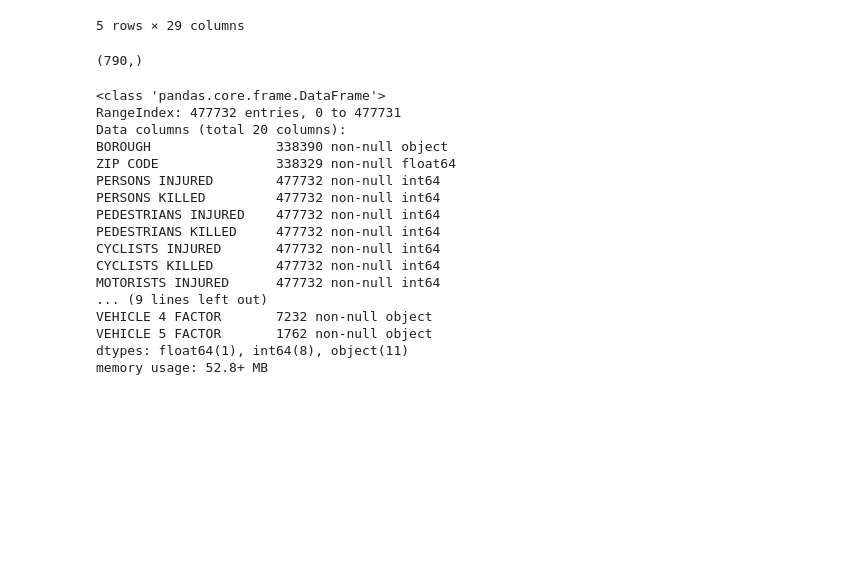
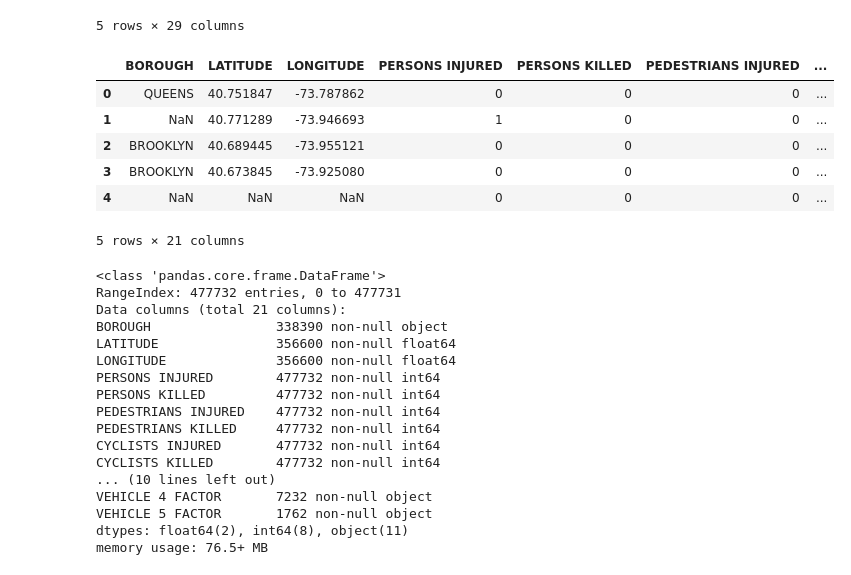
Before and after one commit to lainys/big-data, a Jupyter notebook: lab1.ipynb, the cells around one changed output. Cells and saved outputs as stored; diff of their text form; code cells hidden in the pictures; blank space fills up the shorter version.

```diff
--- a/lab1.ipynb
+++ b/lab1.ipynb
@@ -35,31 +37,35 @@ data.head()
 | 4 | 3146120 | 01/01/2015 | 0:33 | NaN | NaN | NaN | NaN | NaN | RICHMOND TERRACE | ... |
 5 rows × 29 columns
 # %%
-drop_column = ['UNIQUE KEY','LATITUDE','LONGITUDE','LOCATION','ON STREET NAME',
-               'CROSS STREET NAME','OFF STREET NAME','DATE','TIME']
+drop_column = ['UNIQUE KEY','LOCATION','ON STREET NAME',
+               'CROSS STREET NAME','OFF STREET NAME','DATE','TIME','ZIP CODE']
 data_with_drop = data.drop(drop_column,axis=1)
 data_with_drop.head()
-
-data['DATE'].unique().shape
 # %% [output]
+|  | BOROUGH | LATITUDE | LONGITUDE | PERSONS INJURED | PERSONS KILLED | PEDESTRIANS INJURED | ... |
+| 0 | QUEENS | 40.751847 | -73.787862 | 0 | 0 | 0 | ... |
+| 1 | NaN | 40.771289 | -73.946693 | 1 | 0 | 0 | ... |
+| 2 | BROOKLYN | 40.689445 | -73.955121 | 0 | 0 | 0 | ... |
+| 3 | BROOKLYN | 40.673845 | -73.925080 | 0 | 0 | 0 | ... |
+| 4 | NaN | NaN | NaN | 0 | 0 | 0 | ... |
-(790,)
+5 rows × 21 columns
 # %%
 data_with_drop.info()
 # %% [output]
 <class 'pandas.core.frame.DataFrame'>
 RangeIndex: 477732 entries, 0 to 477731
-Data columns (total 20 columns):
+Data columns (total 21 columns):
 BOROUGH                338390 non-null object
-ZIP CODE               338329 non-null float64
+LATITUDE               356600 non-null float64
+LONGITUDE              356600 non-null float64
 PERSONS INJURED        477732 non-null int64
 PERSONS KILLED         477732 non-null int64
 PEDESTRIANS INJURED    477732 non-null int64
 PEDESTRIANS KILLED     477732 non-null int64
 CYCLISTS INJURED       477732 non-null int64
 CYCLISTS KILLED        477732 non-null int64
-MOTORISTS INJURED      477732 non-null int64
-... (9 lines left out)
+... (10 lines left out)
 VEHICLE 4 FACTOR       7232 non-null object
 VEHICLE 5 FACTOR       1762 non-null object
-dtypes: float64(1), int64(8), object(11)
-memory usage: 52.8+ MB
+dtypes: float64(2), int64(8), object(11)
+memory usage: 76.5+ MB
```
Also changed, not shown: parts of 34 cells of this notebook.
